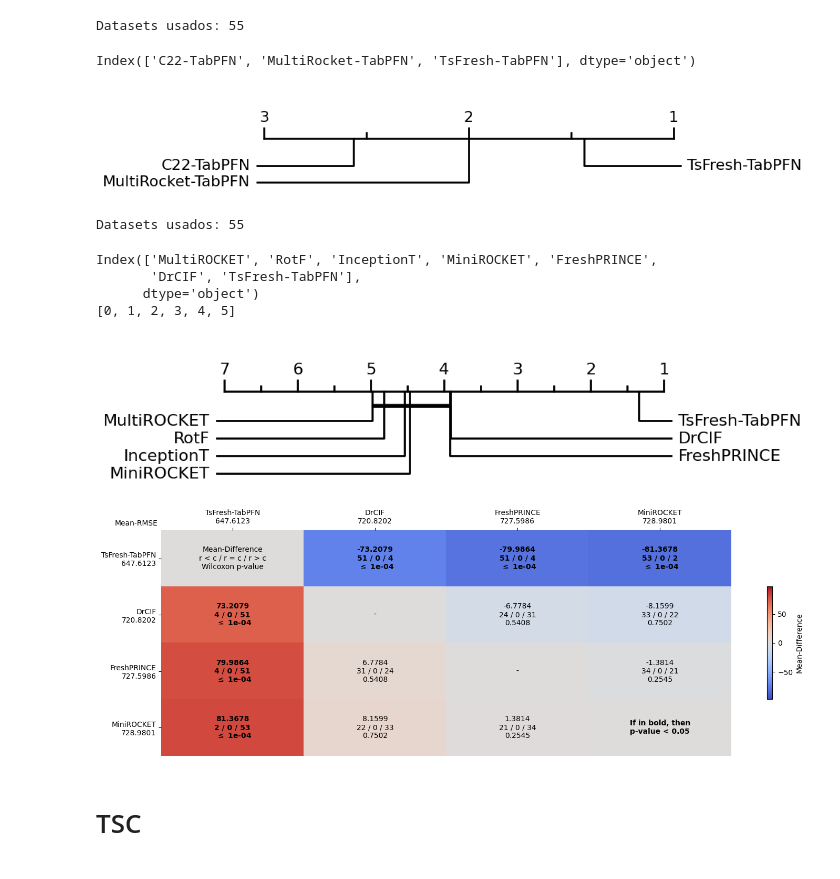
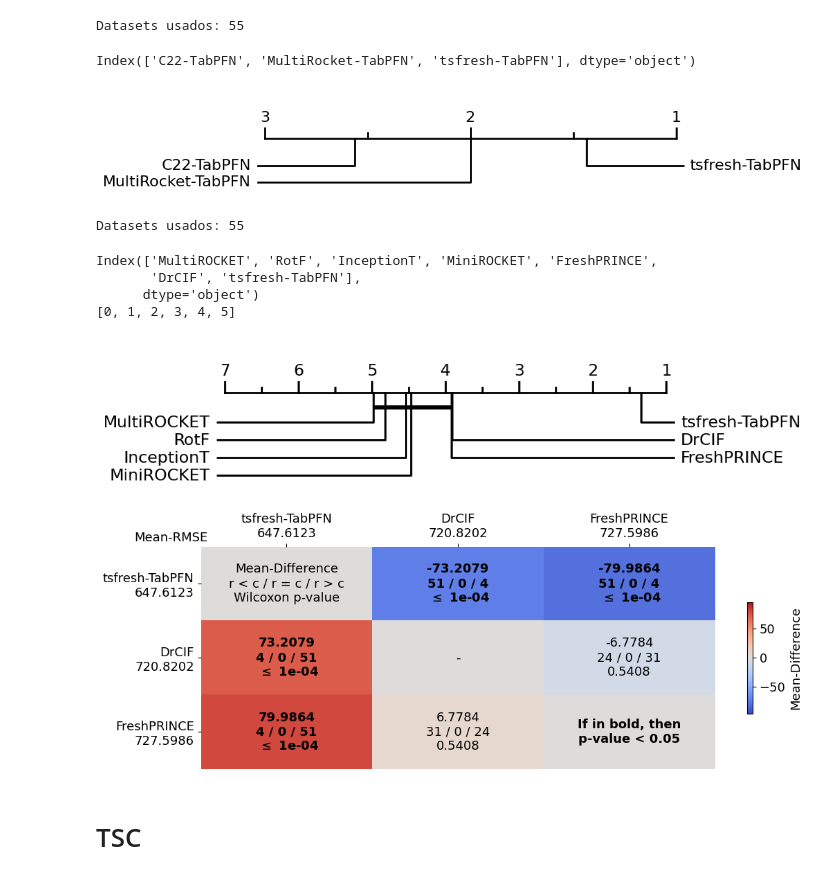
Before and after one commit to gabrielcmerlin/TS2TabPFN, a Jupyter notebook: results.ipynb, the cells around one changed output. Cells and saved outputs as stored; diff of their text form; code cells hidden in the pictures.

```diff
--- a/results.ipynb
+++ b/results.ipynb
@@ -11,7 +11,7 @@ import matplotlib.pyplot as plt
 # %%
 my_models = {
     "MultiRocket-TabPFN": 'tser/' + "results/Tab_multi.csv",
-    "TsFresh-TabPFN": 'tser/' + "results/Tab_tsfresh.csv",
+    "tsfresh-TabPFN": 'tser/' + "results/Tab_tsfresh.csv",
     "C22-TabPFN": 'tser/' + "results/Tab_c22.csv",
 }
 metric_name = "RMSE"
@@ -40,11 +40,12 @@ fig = critical_difference_diagram(
     alpha=0.05
 )
 # %% [output]
-Index(['C22-TabPFN', 'MultiRocket-TabPFN', 'TsFresh-TabPFN'], dtype='object')
+Index(['C22-TabPFN', 'MultiRocket-TabPFN', 'tsfresh-TabPFN'], dtype='object')
 [figure]
 # %%
 model_files = {
-    "TsFresh-TabPFN": 'tser/' + "results/Tab_tsfresh.csv",
+    "tsfresh-TabPFN": 'tser/' + "results/Tab_tsfresh.csv",
+    # "MultiROCKET-TabPFN": 'tser/' + "results/Tab_multi.csv",
     "MiniROCKET": 'tser/' + "results/MiniROCKET.csv",
     "DrCIF": 'tser/' + "results/DrCIF.csv",
     "FreshPRINCE": 'tser/' + "results/FreshPRINCE.csv",
@@ -86,27 +87,28 @@ fig = critical_difference_diagram(
 )
 # %% [output]
 Index(['MultiROCKET', 'RotF', 'InceptionT', 'MiniROCKET', 'FreshPRINCE',
-       'DrCIF', 'TsFresh-TabPFN'],
+       'DrCIF', 'tsfresh-TabPFN'],
       dtype='object')
 [0, 1, 2, 3, 4, 5]
-[figure, old version]
+[figure, new version]
 # %%
-combined = combined[['TsFresh-TabPFN','DrCIF','FreshPRINCE','MiniROCKET']]
+combined = combined[['tsfresh-TabPFN','DrCIF','FreshPRINCE']]
 
 fig = generate_mcm(
     metrics=combined,
     used_statistic="RMSE",
     order_better="increasing",
     order_WinTieLoss="lower",
     win_label="r < c",
     loss_label="r > c",
     tie_label="r = c",
-    colormap="coolwarm"
+    colormap="coolwarm",
+    font_size=13
 )
 
 fig.show()
 # %% [output]
-[figure, old version]
+[figure, new version]
 # %% [markdown]
 # TSC
 # %%
```
Also changed, not shown: parts of 3 cells of this notebook, 15 other files.
